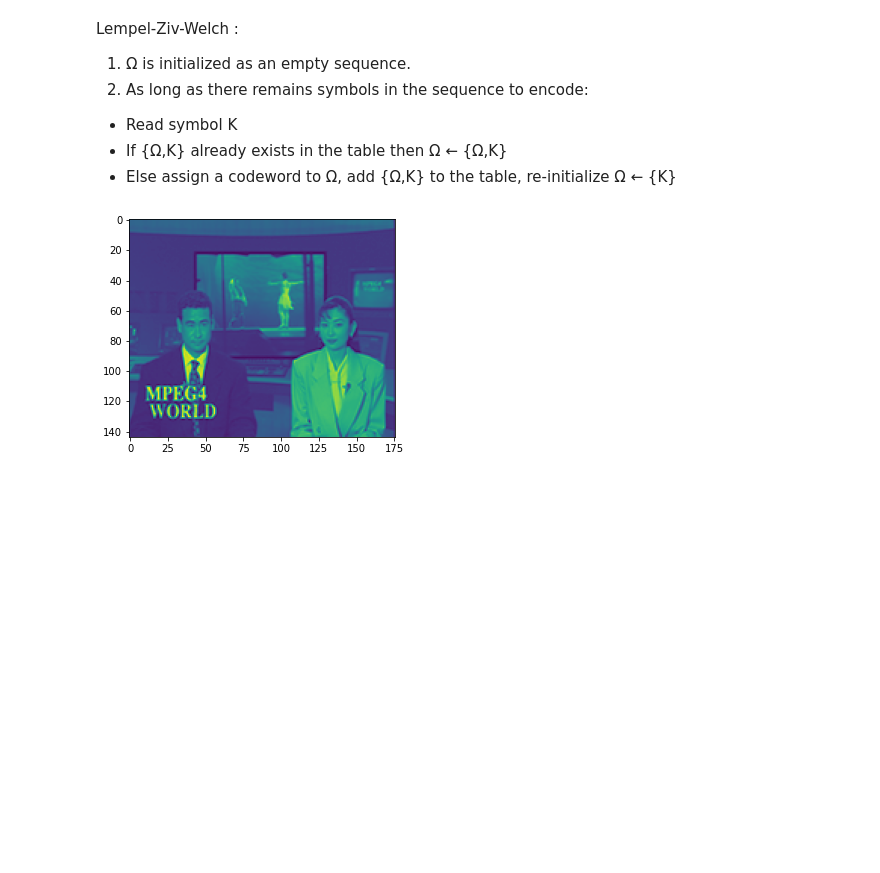
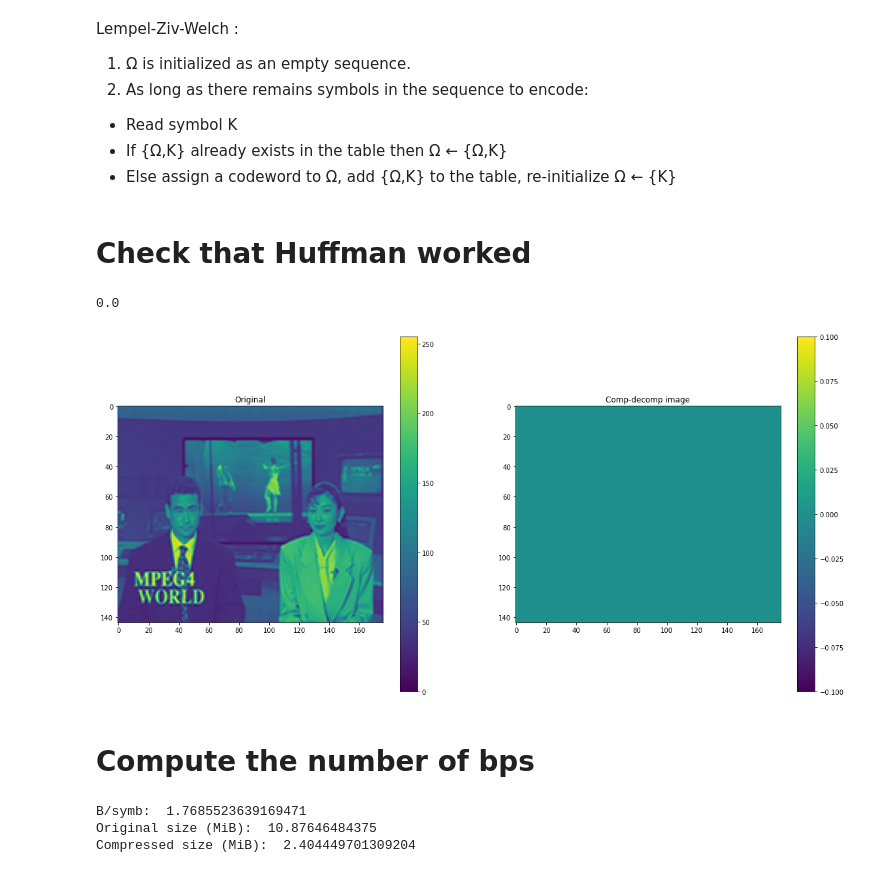
Before and after one commit to alexandre-lefebv/data_compression, a Jupyter notebook: LZW_example.ipynb, the cells around one changed output. Cells and saved outputs as stored; diff of their text form; code cells hidden in the pictures; blank space fills up the shorter version.

```diff
--- a/LZW_example.ipynb
+++ b/LZW_example.ipynb
@@ -4,6 +4,10 @@ import matplotlib.pyplot as plt
 
 from readImage import Video, height, width
 from LZW import LZW_encode, LZW_decode
+
+# Format for qcif images
+width = 176
+height = 144
 # %% [markdown]
 Lempel-Ziv-Welch :
 1. Ω is initialized as an empty sequence.
@@ -17 +18,16 @@ Y,U,V = video.read_img()
+# %%
+video = Video("./videos/news.qcif")
+
+frames = []
+while not video.EOF:
+    y,u,v = video.read_img()
+    frames.append(np.concatenate((y.flatten(),u.flatten(),v.flatten())))
+
+frame_size = width*height + 2*width//2*height//2
+nb_frames  = len(frames)
+
+data = np.zeros((nb_frames*frame_size),dtype=int)
+data[:frame_size] = frames[0]
+for k in range(1,nb_frames):
+    data[frame_size*k:frame_size*(k+1)] = frames[k]-frames[k-1]
 # %%
@@ -19,8 +34,46 @@ data = Y.flatten()
 bitstream = LZW_encode(data)
 decompressed_data = LZW_decode(bitstream)
-# %%
-decompressed_image = np.array(decompressed_data).reshape(height,width)
-plt.imshow(decompressed_image)
-plt.show()
-# %% [output]
-[figure, removed]
+# %% [markdown]
+# Check that Huffman worked
+# %%
+abs(data-np.array(decompressed_data,dtype=float)).sum()
+# %% [output]
+0.0
+# %%
+decompressed_frames = np.array(decompressed_data,dtype=float).reshape(nb_frames,frame_size)
+for k in range(1,nb_frames):
+    decompressed_frames[k,:] += decompressed_frames[k-1,:]
+decompressed_yuv    = [(f[                               :  width*height                   ].reshape(height,width),
+                        f[width*height                   :  width*height+width//2*height//2].reshape(width//2,height//2),
+                        f[width*height+width//2*height//2:2*width*height+width//2*height//2].reshape(width//2,height//2))
+                        for f in decompressed_frames]
+# %%
+image_id = 1 # Random image from the video
+original_img = frames[image_id][:width*height].reshape(height,width)
+decompressed_img = decompressed_yuv[image_id][0]
+
+
+plt.figure(figsize=(20,10))
+plt.subplot(1,2,1)
+plt.imshow(original_img)
+plt.colorbar()
+plt.title("Original")
+plt.subplot(1,2,2)
+plt.imshow(decompressed_img)
+plt.colorbar()
+plt.title("Comp-decomp image")
+plt.show()
+# %% [output]
+[figure, added]
+# %% [markdown]
+# Compute the number of bps
+# %%
+nb_symbols = frame_size*nb_frames
+nb_bit = len(bitstream)
+print("B/symb: ", nb_bit/nb_symbols)
+print("Original size (MiB): ", nb_symbols/1024**2)
+print("Compressed size (MiB): ", nb_bit/8/1024**2)
+# %% [output]
+B/symb:  1.7685523639169471
+Original size (MiB):  10.87646484375
+Compressed size (MiB):  2.404449701309204
```
Also changed, not shown: parts of 2 cells of this notebook, 3 other files.
